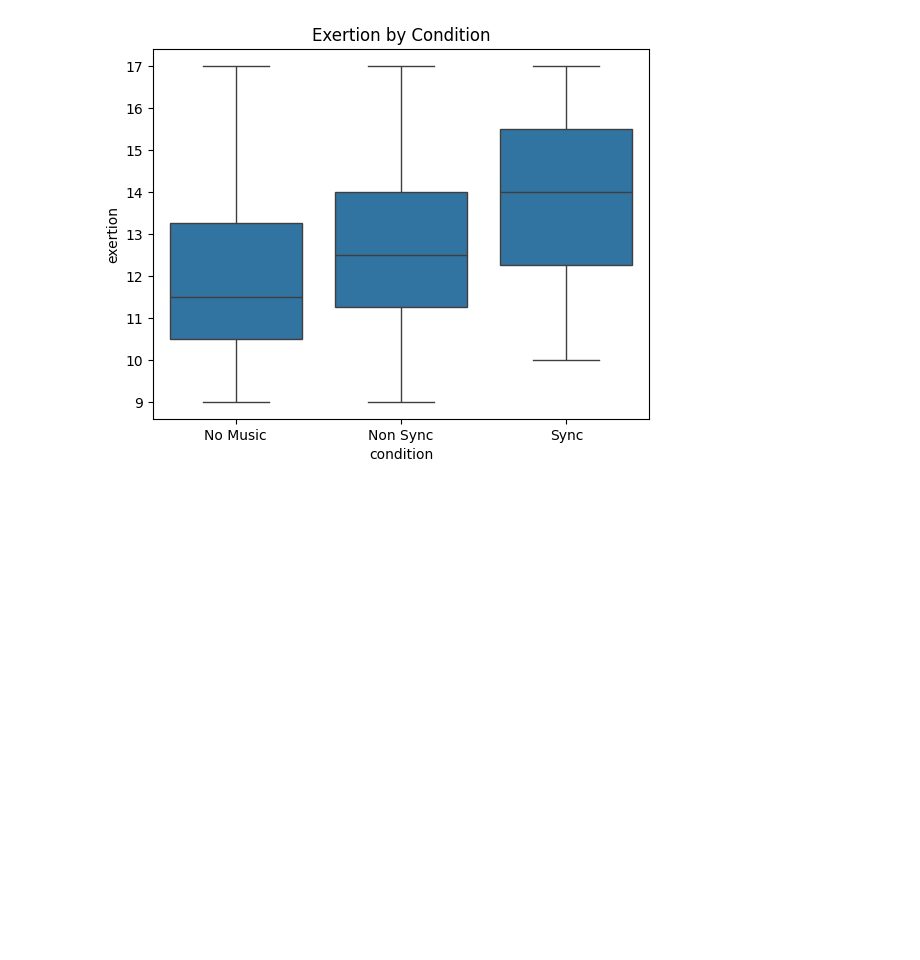
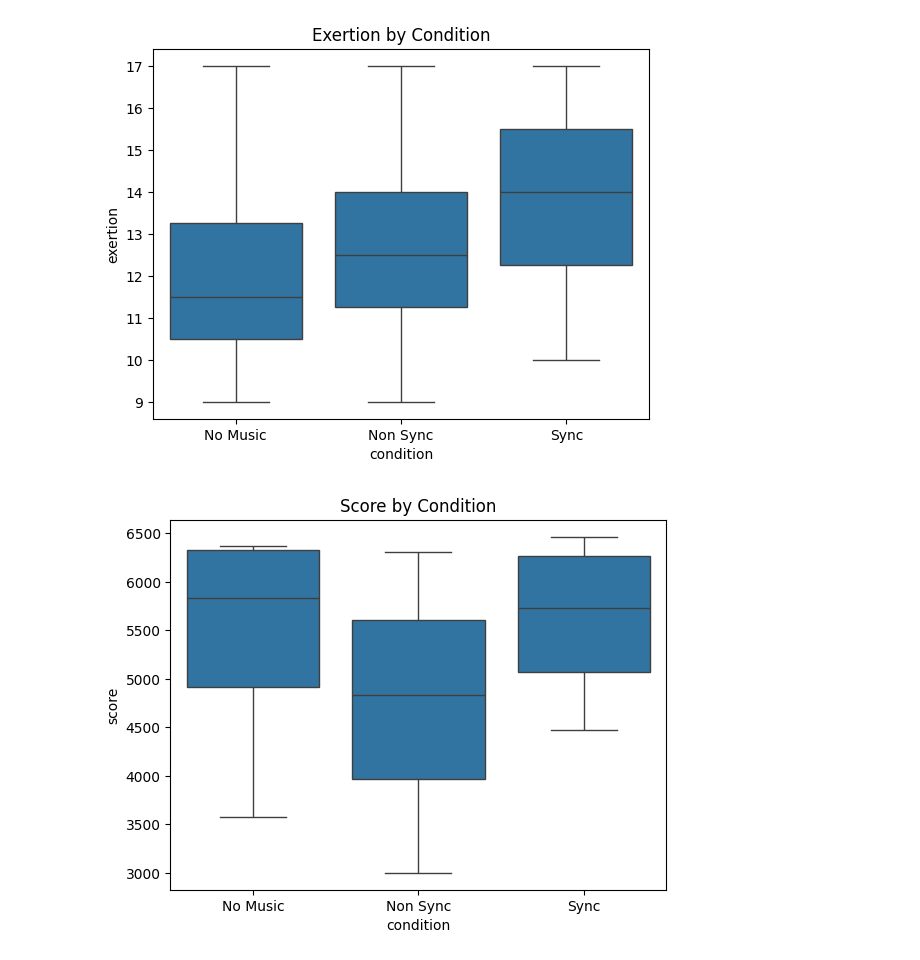
Before and after one commit to Eason-Jin/CS715-data-analysis, a Jupyter notebook: Scripts/data_analysis.ipynb, the cells around one changed output. Saved outputs shown, nothing was run; the diff lists cells and outputs as text; code cells hidden in the pictures; blank space fills up the shorter version.

```diff
--- a/Scripts/data_analysis.ipynb
+++ b/Scripts/data_analysis.ipynb
@@ -181,14 +203,23 @@ Wilcoxon test (No Music vs Non Sync) for exertion: statistic=0.000, p-value=0.31
 # %%
 import seaborn as sns
 import matplotlib.pyplot as plt
 
 sns.boxplot(x='condition', y='enjoyment', data=enjoyment_df)
 plt.title('Enjoyment by Condition')
 plt.show()
 
 sns.boxplot(x='condition', y='exertion', data=enjoyment_df)
 plt.title('Exertion by Condition')
 plt.show()
+
+sns.boxplot(x='condition', y='score', data=enjoyment_df)
+plt.title('Score by Condition')
+plt.show()
+
+sns.boxplot(x='condition', y='effort', data=enjoyment_df)
+plt.title('Effort by Condition')
+plt.show()
 # %% [output]
 [figure]
 [figure]
+[figure, added]
```
Also changed, not shown: parts of 3 cells of this notebook, 12 other files.
